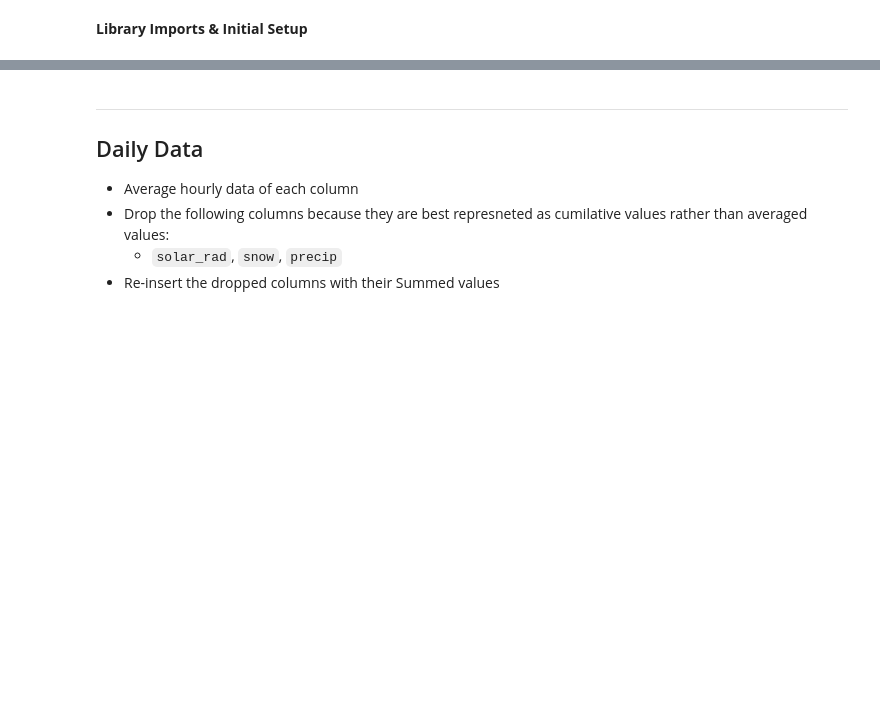
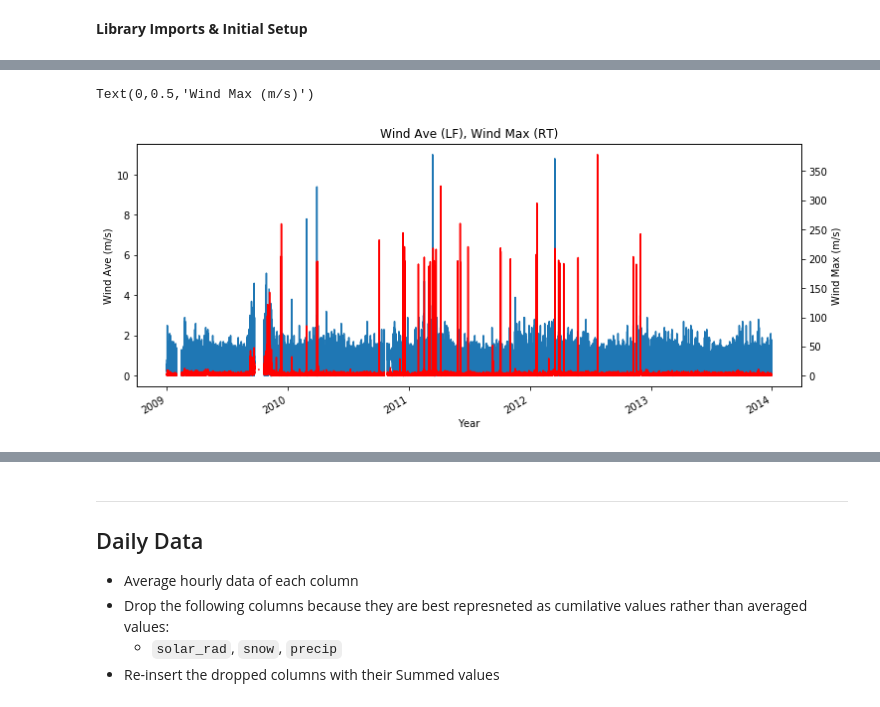
Before and after one commit to aaanyaaa/Segehen, a Jupyter notebook: Sagehen Data Exploration.ipynb, the cells around one changed output, grey strips where cells are left out. Saved outputs shown, nothing was run; the diff lists cells and outputs as text; code cells hidden in the pictures; blank space fills up the shorter version.

```diff
--- a/Sagehen Data Exploration.ipynb
+++ b/Sagehen Data Exploration.ipynb
@@ -71,0 +46,18 @@ sage_df = sage_df.apply(pd.to_numeric, args=('coerce',))
+# %%
+wind_ave = sagehen_pandas.year_search(2009, 2013)['wind_ave']
+wind_max = sagehen_pandas.year_search(2009, 2013)['wind_max']
+ax = wind_ave.plot(
+    figsize=(12,5),
+    title="Wind Ave (LF), Wind Max (RT)"
+)
+ax2 = wind_max.plot(
+   secondary_y=True,
+   figsize=(12,5),
+   colormap='autumn'
+)
+ax.set_xlabel("Year")
+ax.set_ylabel("Wind Ave (m/s)")
+ax2.set_ylabel("Wind Max (m/s)")
+# %% [output]
+Text(0,0.5,'Wind Max (m/s)')
+[figure, added]
```
Also changed, not shown: parts of 42 cells of this notebook.
